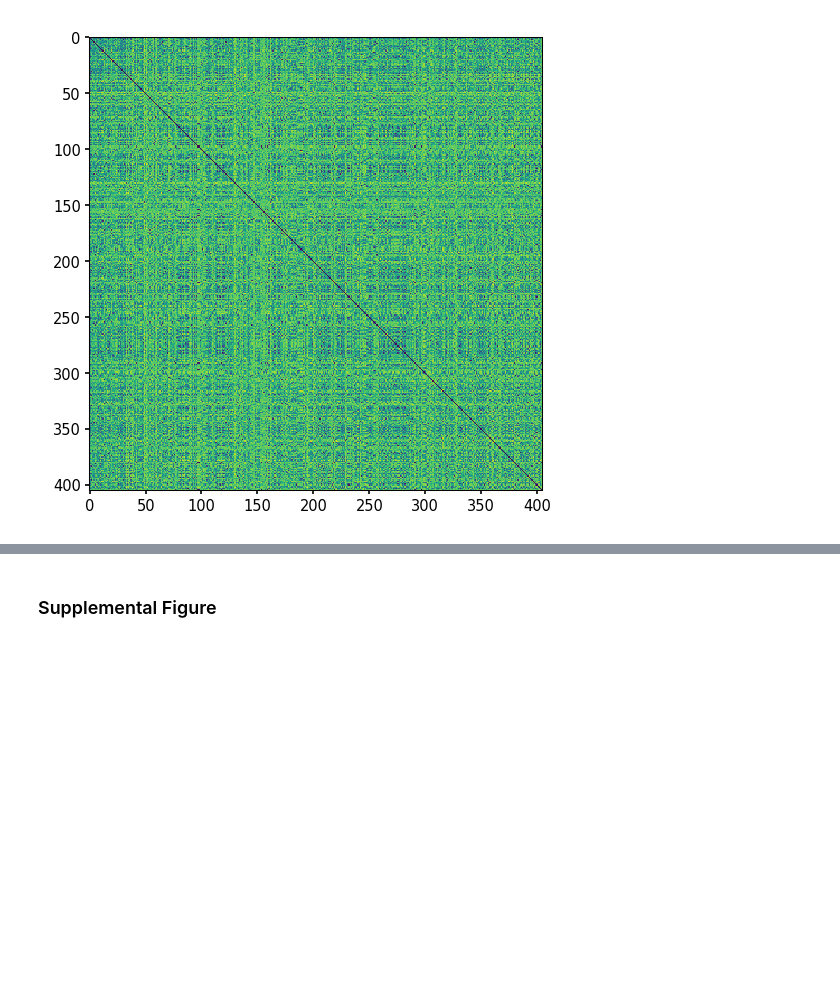
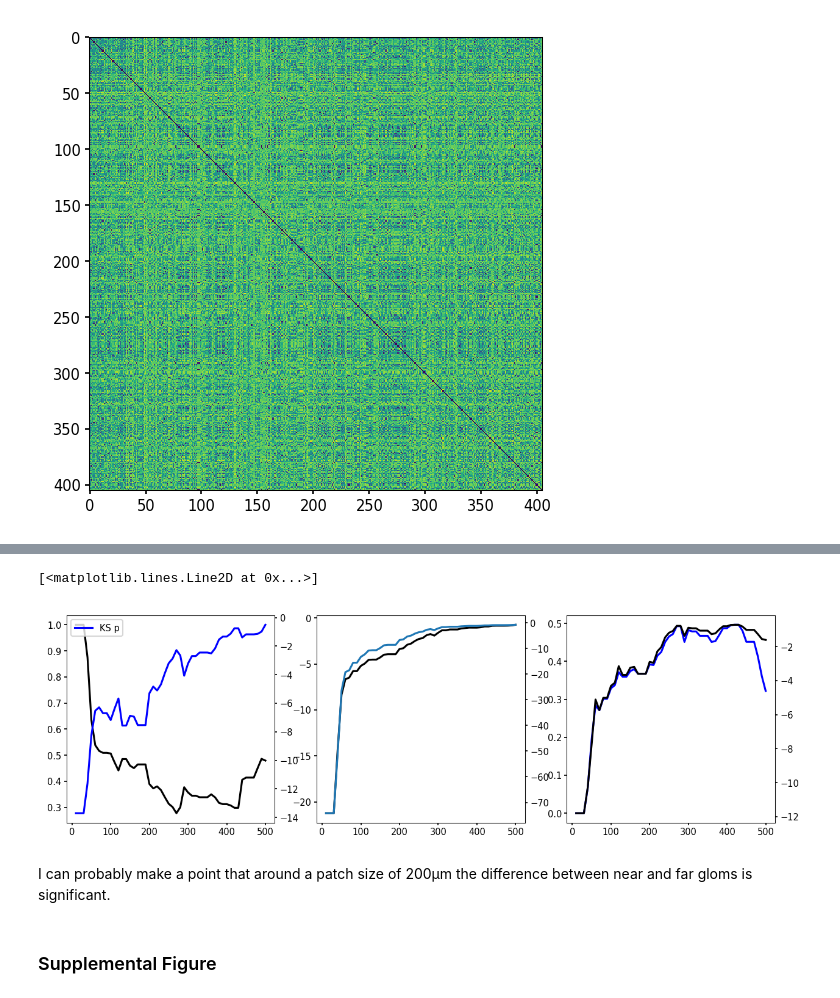
Before and after one commit to Huitzilo/glomcentric_code, a Jupyter notebook: MOB_Fig_tunotopy.ipynb, the cells around one changed output, grey strips where cells are left out. Drawn from its saved outputs; the diff is of its cells as text; code cells hidden in the pictures; blank space fills up the shorter version.

Commit message:
more significance testing for near vs far glomeruli

```diff
--- a/MOB_Fig_tunotopy.ipynb
+++ b/MOB_Fig_tunotopy.ipynb
@@ -1005,3 +1013,38 @@ This result is not convincing. Need to weaken the respective claim in the manusc
+# %%
+d_thresh = range(10, int(np.nanmax(t_s_r_onlysimilar[:,1]))-10, 10)
+res = np.zeros((len(d_thresh), 6))
+for i,d in enumerate(d_thresh):
+    nears = np.nonzero(t_s_r_onlysimilar[:,1] <= d)[0]
+    fars = np.nonzero(t_s_r_onlysimilar[:,1] > d)[0]
+    near_sim = t_s_r_onlysimilar[nears,0]
+    far_sim = t_s_r_onlysimilar[fars,0]
+    v_ks, p_ks = scipy.stats.ks_2samp(near_sim, far_sim)
+    v_tt, p_tt = scipy.stats.ttest_ind(near_sim, far_sim)
+    v_mw, p_mw = scipy.stats.mannwhitneyu(near_sim, far_sim)
+    res[i,0:2] = [v_ks, p_ks]
+    res[i,2:4] = [v_tt, p_tt]
+    res[i,4:] = [v_mw/(len(nears)*len(fars)), p_mw] #normalise U by the amount of pairs
+
+f = plt.figure(figsize=(10,3))
+gs = plt.GridSpec(1,3)
+ax = f.add_subplot(gs[0])
+ax.plot(d_thresh, res[:,0],"k", label="KS val")
+ax1 = ax.twinx()
+ax1.plot(d_thresh, log(res[:,1]),"b", label="KS p")
+legend()
+ax = f.add_subplot(gs[1])
+ax.plot(d_thresh, res[:,2],"k", label="t val")
+ax1 = ax.twinx()
+ax1.plot(d_thresh, log(res[:,3]),label="t p")
+ax = f.add_subplot(gs[2])
+ax.plot(d_thresh, res[:,4], "b", label="MW val ")
+ax1 = ax.twinx()
+ax1.plot(d_thresh, log(res[:,5]), "k", label="MW p")
+# %% [output]
+[<matplotlib.lines.Line2D at 0x...>]
+[figure, added]
+# %% [markdown]
+I can probably make a point that around a patch size of 200µm the difference between near and far gloms is significant.
 # %% [markdown]
 
 ### Supplemental Figure
```
Also changed, not shown: parts of 5 cells of this notebook.
